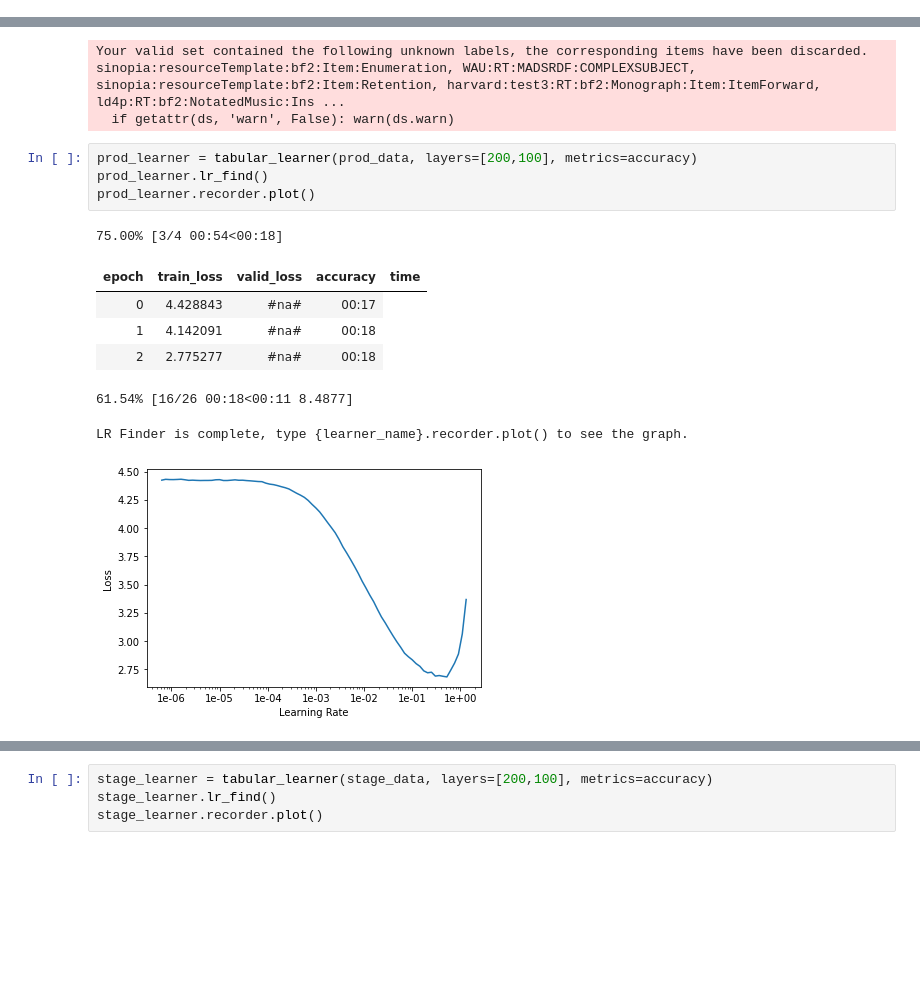
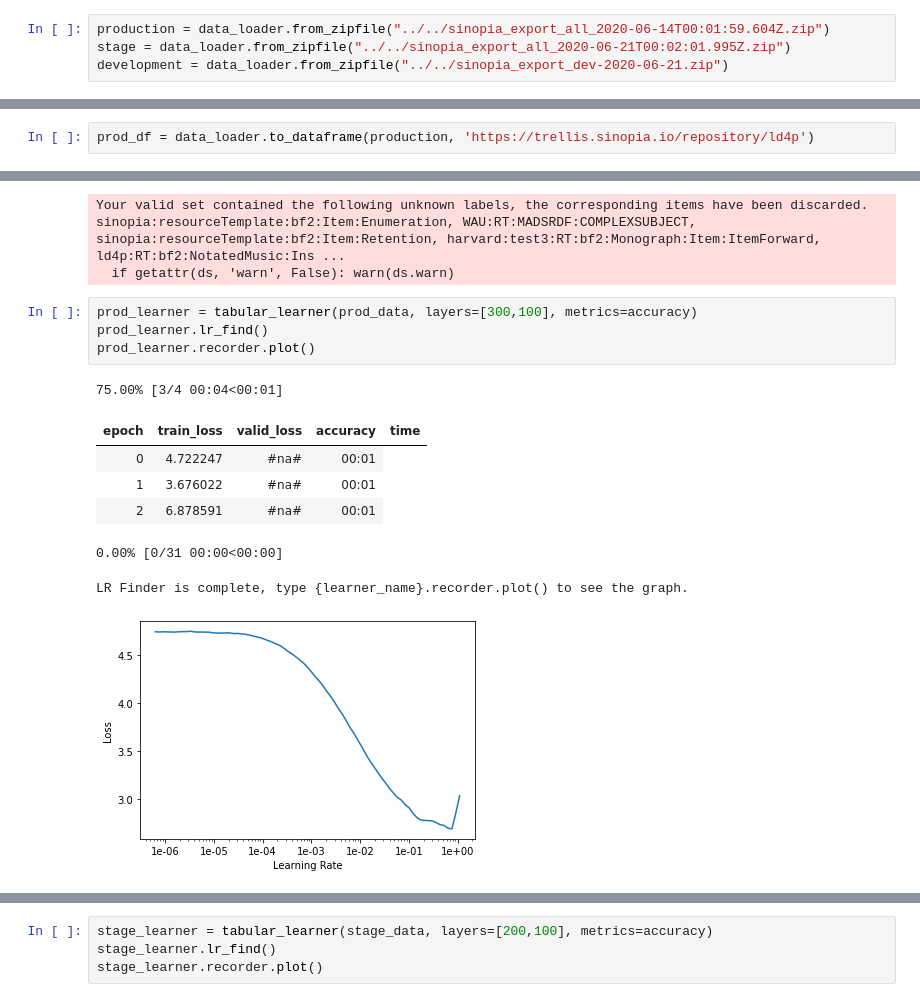
Before and after one commit to LD4P/rdf-classify, a Jupyter notebook: doc/Introduction.ipynb, the cells around one changed output, grey strips where cells are left out. Saved outputs shown, nothing was run; the diff lists cells and outputs as text; blank space fills up the shorter version.

```diff
--- a/doc/Introduction.ipynb
+++ b/doc/Introduction.ipynb
@@ -53,0 +36,4 @@ Failed to parse sinopia_export_all_2020-05-03T00:01:59.630Z/chicago_2020-05-03T0
+# %%
+production = data_loader.from_zipfile("../../sinopia_export_all_2020-06-14T00:01:59.604Z.zip")
+stage = data_loader.from_zipfile("../../sinopia_export_all_2020-06-21T00:02:01.995Z.zip")
+development = data_loader.from_zipfile("../../sinopia_export_dev-2020-06-21.zip")
@@ -62,0 +73,2 @@ IndexError: list index out of range
+# %%
+prod_df = data_loader.to_dataframe(production, 'https://trellis.sinopia.io/repository/ld4p')
@@ -125,16 +162,16 @@ Your valid set contained the following unknown labels, the corresponding items h
 sinopia:resourceTemplate:bf2:Item:Enumeration, WAU:RT:MADSRDF:COMPLEXSUBJECT, sinopia:resourceTemplate:bf2:Item:Retention, harvard:test3:RT:bf2:Monograph:Item:ItemForward, ld4p:RT:bf2:NotatedMusic:Ins ...
   if getattr(ds, 'warn', False): warn(ds.warn)
 # %%
-prod_learner = tabular_learner(prod_data, layers=[200,100], metrics=accuracy)
+prod_learner = tabular_learner(prod_data, layers=[300,100], metrics=accuracy)
 prod_learner.lr_find()
 prod_learner.recorder.plot()
 # %% [output]
-75.00% [3/4 00:54<00:18]
+75.00% [3/4 00:04<00:01]
 | epoch | train_loss | valid_loss | accuracy | time |
-| 0 | 4.428843 | #na# | 00:17 |
-| 1 | 4.142091 | #na# | 00:18 |
-| 2 | 2.775277 | #na# | 00:18 |
+| 0 | 4.722247 | #na# | 00:01 |
+| 1 | 3.676022 | #na# | 00:01 |
+| 2 | 6.878591 | #na# | 00:01 |
-61.54% [16/26 00:18<00:11 8.4877]
+0.00% [0/31 00:00<00:00]
 LR Finder is complete, type {learner_name}.recorder.plot() to see the graph.
-[figure, old version]
+[figure, new version]
 # %%
```
Also changed, not shown: parts of 27 cells of this notebook, 5 other files.
